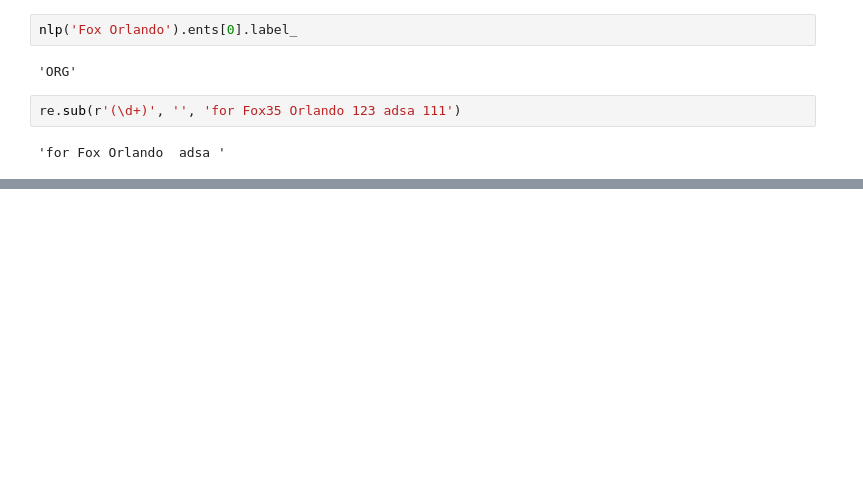
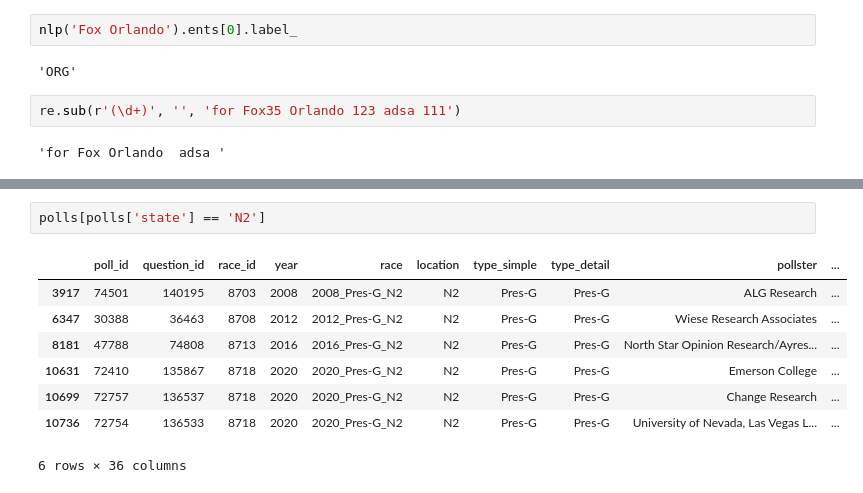
Before and after one commit to vijay-ravuri/poll-accuracy-modeling, a Jupyter notebook: code/starter_vijay.ipynb, the cells around one changed output, grey strips where cells are left out. Saved outputs shown, nothing was run; the diff lists cells and outputs as text; blank space fills up the shorter version.

```diff
--- a/code/starter_vijay.ipynb
+++ b/code/starter_vijay.ipynb
@@ -414,0 +514,11 @@ re.sub(r'(\d+)', '', 'for Fox35 Orlando 123 adsa 111')
+# %%
+polls[polls['state'] == 'N2']
+# %% [output]
+|  | poll_id | question_id | race_id | year | race | location | type_simple | type_detail | pollster | ... |
+| 3917 | 74501 | 140195 | 8703 | 2008 | 2008_Pres-G_N2 | N2 | Pres-G | Pres-G | ALG Research | ... |
+| 6347 | 30388 | 36463 | 8708 | 2012 | 2012_Pres-G_N2 | N2 | Pres-G | Pres-G | Wiese Research Associates | ... |
+| 8181 | 47788 | 74808 | 8713 | 2016 | 2016_Pres-G_N2 | N2 | Pres-G | Pres-G | North Star Opinion Research/Ayres... | ... |
+| 10631 | 72410 | 135867 | 8718 | 2020 | 2020_Pres-G_N2 | N2 | Pres-G | Pres-G | Emerson College | ... |
+| 10699 | 72757 | 136537 | 8718 | 2020 | 2020_Pres-G_N2 | N2 | Pres-G | Pres-G | Change Research | ... |
+| 10736 | 72754 | 136533 | 8718 | 2020 | 2020_Pres-G_N2 | N2 | Pres-G | Pres-G | University of Nevada, Las Vegas L... | ... |
+6 rows × 36 columns
```
Also changed, not shown: parts of 33 cells of this notebook.
